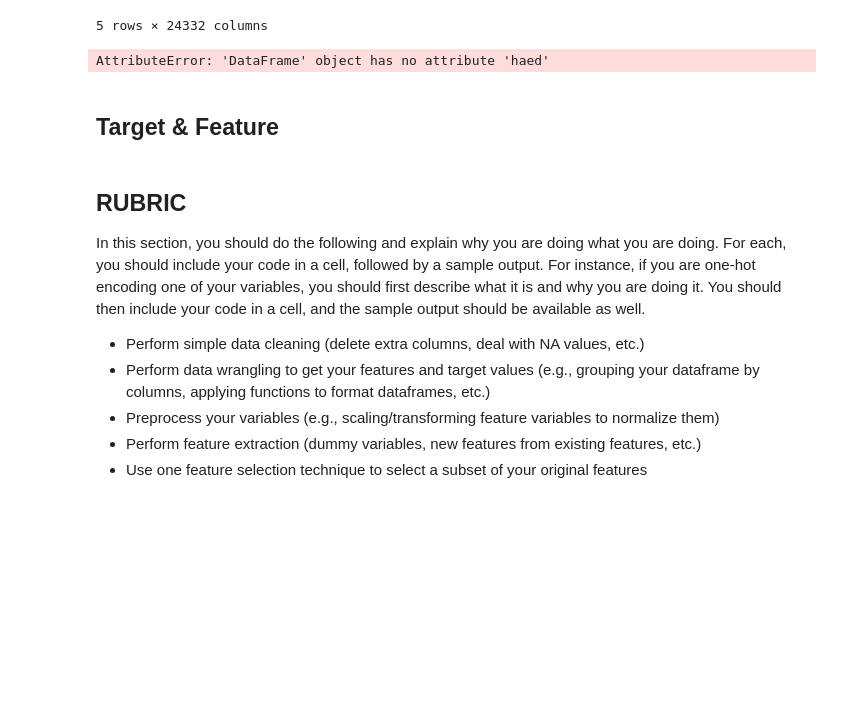
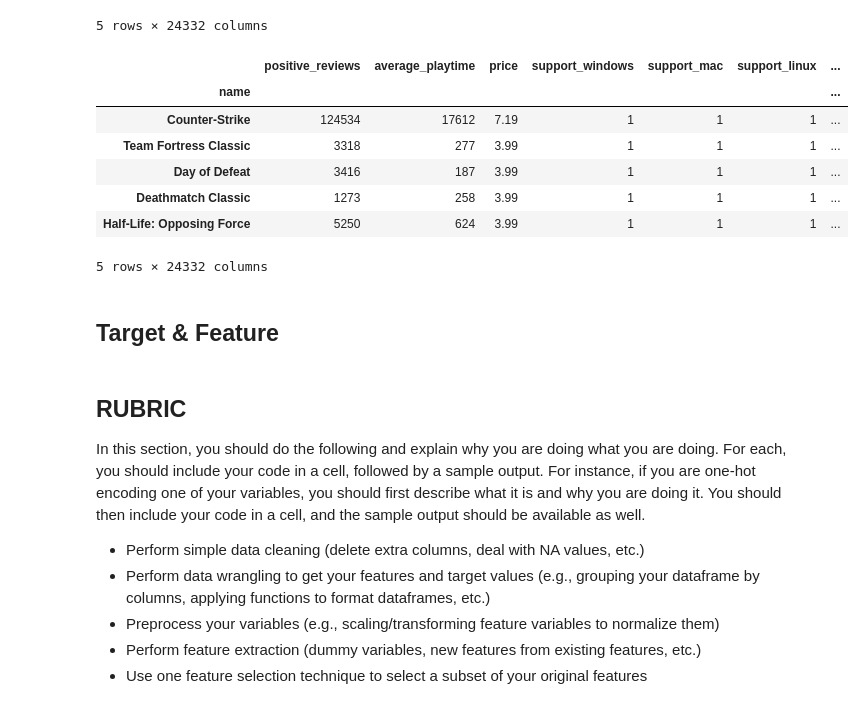
Before and after one commit to kiminlee2000225/Steam_Data_Analysis, a Jupyter notebook: SteamDatabaseAnalysis.ipynb, the cells around one changed output. Cells and saved outputs as stored; diff of their text form; code cells hidden in the pictures; blank space fills up the shorter version.

```diff
--- a/SteamDatabaseAnalysis.ipynb
+++ b/SteamDatabaseAnalysis.ipynb
@@ -463,15 +463,22 @@ df_final = df_final.drop(columns=["max_owners"])
 # %%
 # Create a column "avg_num_of_positive_reviews_per_year" which indicates the average number of positive reviews per year.
 # This column nullifies the bias towards games that are released earlier compared to games that are released recently.
 # Games that has been on sale longer has more chances to have a positive review. Make this dataframe seperate from df_final
 df_final["avg_num_of_positive_reviews_per_year"] = df_final["positive_reviews"] / (2020 - df_final["release_year"])
 df_final_with_avg_pos_reviews = df_final
 
 df_final.drop(columns=["avg_num_of_positive_reviews_per_year"])
 
-df_final_with_avg_pos_reviews.haed()
+df_final_with_avg_pos_reviews.head()
 # %% [output]
+|  | positive_reviews | average_playtime | price | support_windows | support_mac | support_linux | ... |
+| name |  |  |  |  |  |  | ... |
+| Counter-Strike | 124534 | 17612 | 7.19 | 1 | 1 | 1 | ... |
+| Team Fortress Classic | 3318 | 277 | 3.99 | 1 | 1 | 1 | ... |
+| Day of Defeat | 3416 | 187 | 3.99 | 1 | 1 | 1 | ... |
+| Deathmatch Classic | 1273 | 258 | 3.99 | 1 | 1 | 1 | ... |
+| Half-Life: Opposing Force | 5250 | 624 | 3.99 | 1 | 1 | 1 | ... |
-AttributeError: 'DataFrame' object has no attribute 'haed'
+5 rows × 24332 columns
 # %% [markdown]
 ## Target & Feature
 # %%
```
